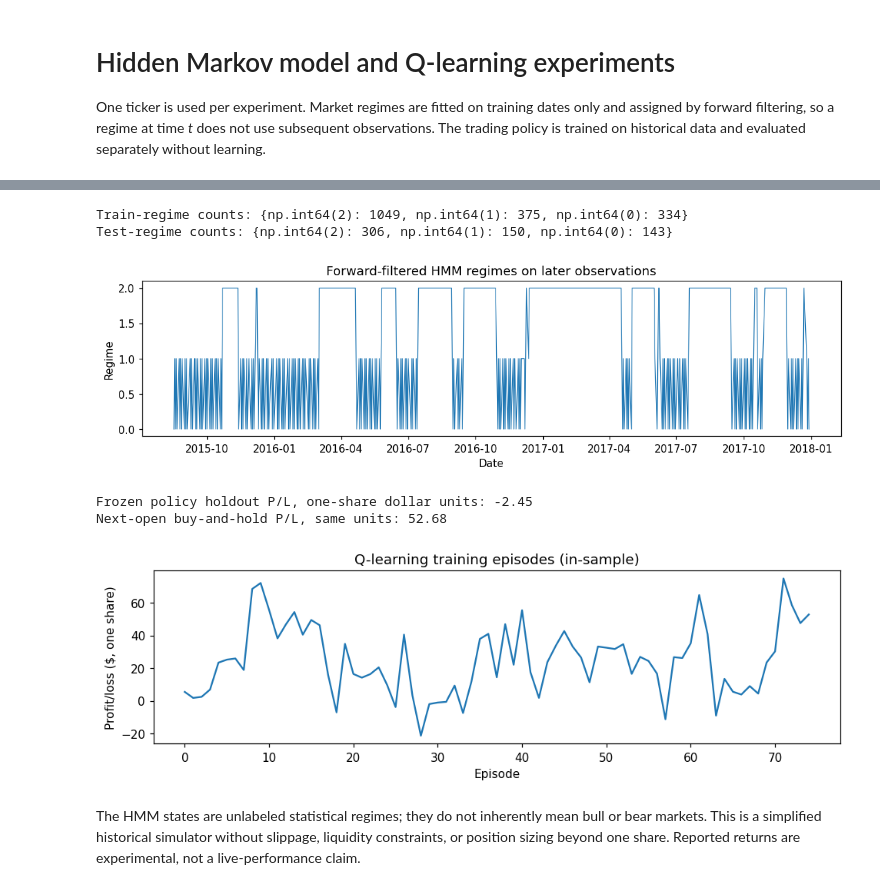
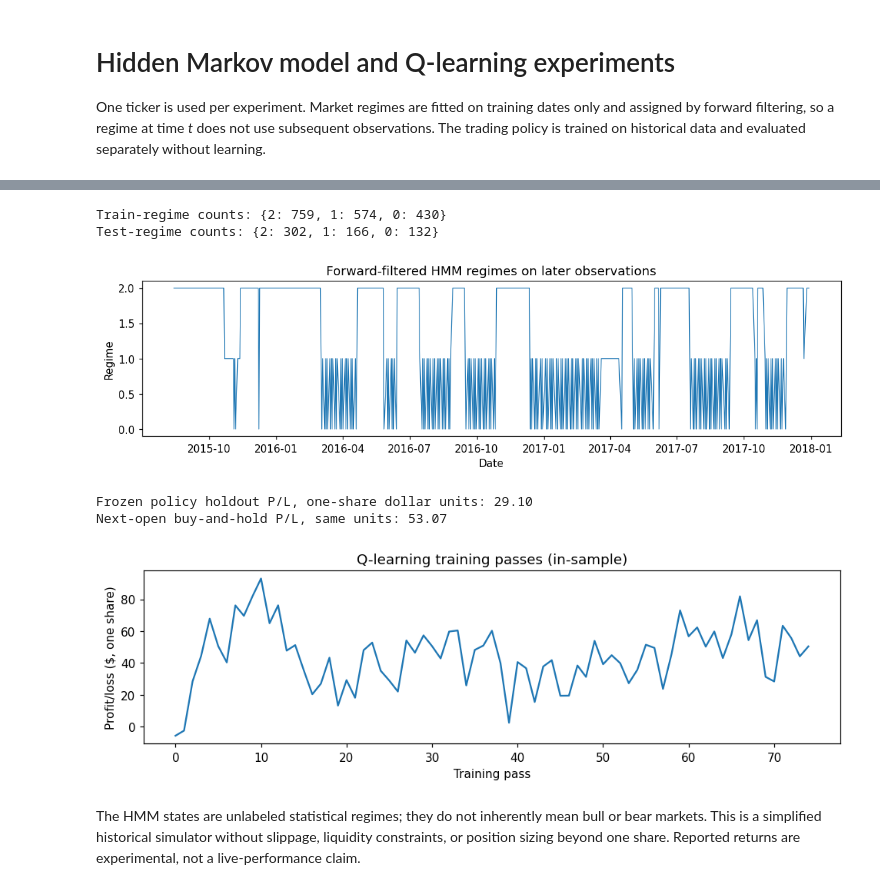
Before and after one commit to ryanrowe2/StockTradingAI-Project, a Jupyter notebook: notebooks/HMM_and_RL_Experiments.ipynb, the cells around one changed output, grey strips where cells are left out. Drawn from its saved outputs; the diff is of its cells as text; code cells hidden in the pictures.

```diff
--- a/notebooks/HMM_and_RL_Experiments.ipynb
+++ b/notebooks/HMM_and_RL_Experiments.ipynb
@@ -33,29 +33,29 @@ AAPL train/validation/test observations: 1758 580 598
 # %%
 # Price-only history retains the final source session and any missing-indicator dates.
 indicator_history = prepare_indicator_history(raw.loc[raw['Name'] == 'AAPL'])
 hmm_features = ('MA_20', 'RSI_14', 'MACD')
 first_complete = indicator_history[list(hmm_features)].notna().all(axis=1).idxmax()
 history = indicator_history.loc[first_complete:].copy()
 # Fit only complete training indicators; Session_Number separates nonadjacent sequences.
 hmm_training = history.loc[history['Date'] <= split.train_end].dropna(subset=list(hmm_features)).copy()
 hmm_model, _ = fit_hmm_on_indicators(hmm_training, n_components=3)
 # Forward-filter each complete contiguous segment with the fitted HMM.
 history_regimes = infer_filtered_regimes(hmm_model, history)
-train_regimes = history_regimes.loc[history_regimes['Date'].isin(split.train.loc[split.train['Name'] == 'AAPL', 'Date'])].copy()
+train_regimes = history_regimes.loc[history_regimes['Date'].isin(split.train.loc[split.train['Name'] == 'AAPL', 'Date']) & history_regimes[list((*hmm_features, 'Return'))].notna().all(axis=1)].copy()
 # Do not remove the terminal valid price bar merely because it has no target label.
 test_regimes = history_regimes.loc[(history_regimes['Date'] > split.validation_end) & history_regimes[list((*hmm_features, 'Return'))].notna().all(axis=1)].copy()
-print('Train-regime counts:', train_regimes['Market_Regime'].value_counts().to_dict())
-print('Test-regime counts:', test_regimes['Market_Regime'].value_counts().to_dict())
+print('Train-regime counts:', {int(k): int(v) for k, v in train_regimes['Market_Regime'].value_counts().items()})
+print('Test-regime counts:', {int(k): int(v) for k, v in test_regimes['Market_Regime'].value_counts().items()})
 
 fig, ax = plt.subplots(figsize=(10, 3))
 ax.plot(test_regimes['Date'], test_regimes['Market_Regime'].astype(int), linewidth=0.8)
 ax.set(title='Forward-filtered HMM regimes on later observations', xlabel='Date', ylabel='Regime')
 plt.tight_layout()
 plt.show()
 # %% [output]
-Train-regime counts: {np.int64(2): 1049, np.int64(1): 375, np.int64(0): 334}
-Test-regime counts: {np.int64(2): 306, np.int64(1): 150, np.int64(0): 143}
+Train-regime counts: {2: 759, 1: 574, 0: 430}
+Test-regime counts: {2: 302, 1: 166, 0: 132}
-[figure, old version]
+[figure, new version]
 # %%
 state_features = ('Return', 'RSI_14')
 binner = QuantileBinner(3).fit(train_regimes, state_features)
@@ -85,12 +85,12 @@ print(f'Frozen policy holdout P/L, one-share dollar units: {held_out_reward:.2f}
 print(f'Next-open buy-and-hold P/L, same units: {buy_and_hold:.2f}')
 fig, ax = plt.subplots(figsize=(9, 3))
 ax.plot(rewards)
-ax.set(title='Q-learning training episodes (in-sample)', xlabel='Episode', ylabel='Profit/loss ($, one share)')
+ax.set(title='Q-learning training passes (in-sample)', xlabel='Training pass', ylabel='Profit/loss ($, one share)')
 plt.tight_layout()
 plt.show()
 # %% [output]
-Frozen policy holdout P/L, one-share dollar units: -2.45
-Next-open buy-and-hold P/L, same units: 52.68
+Frozen policy holdout P/L, one-share dollar units: 29.10
+Next-open buy-and-hold P/L, same units: 53.07
-[figure, old version]
+[figure, new version]
 # %% [markdown]
 The HMM states are unlabeled statistical regimes; they do not inherently mean bull or bear markets. This is a simplified historical simulator without slippage, liquidity constraints, or position sizing beyond one share. Reported returns are experimental, not a live-performance claim.
```
Also changed, not shown: parts of 1 cell of this notebook, 16 other files.
